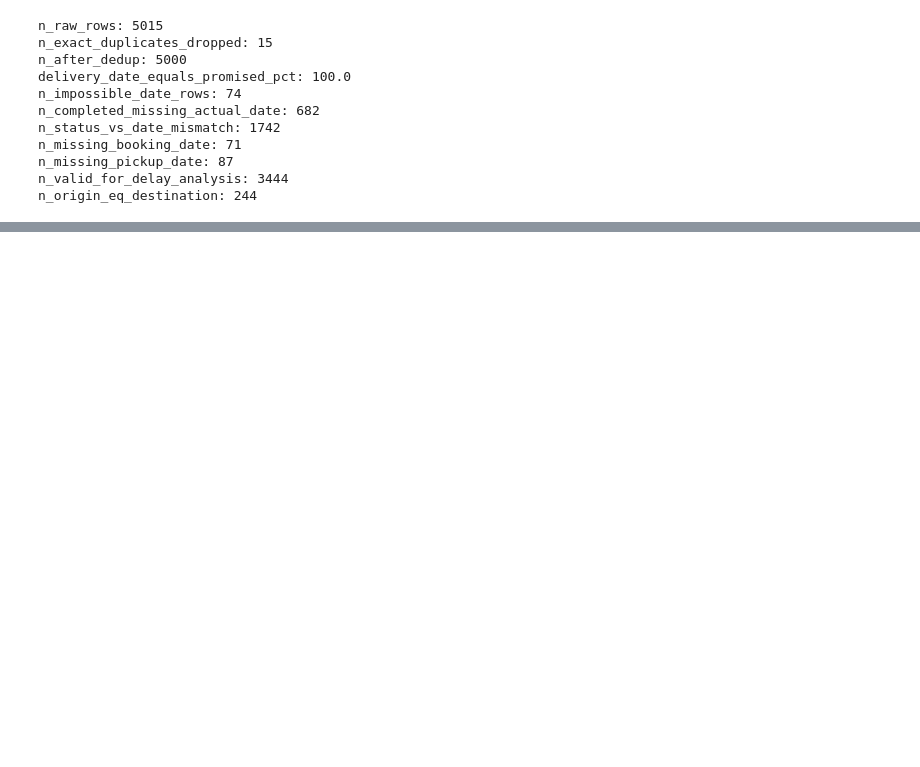
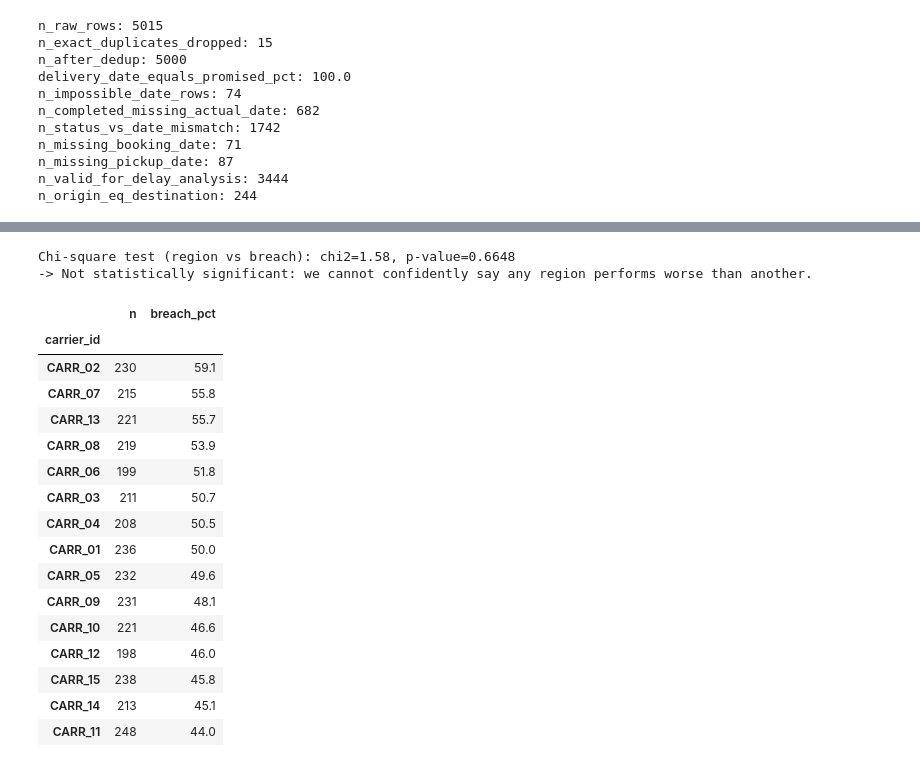
Before and after one commit to theankitshaw/Ankit_Assignment_Submission_Freightfox, a Jupyter notebook: notebooks/shipment_analysis.ipynb, the cells around one changed output, grey strips where cells are left out. Drawn from its saved outputs; the diff is of its cells as text; code cells hidden in the pictures; blank space fills up the shorter version.

```diff
--- a/notebooks/shipment_analysis.ipynb
+++ b/notebooks/shipment_analysis.ipynb
@@ -479,0 +112,34 @@ and nothing would have caught it without watching completeness directly.
+# %%
+# Is the regional spread statistically meaningful?
+ct = pd.crosstab(reliable['region'], reliable['delay_days']>0)
+chi2, p, dof, exp = chi2_contingency(ct)
+print(f"Chi-square test (region vs breach): chi2={chi2:.2f}, p-value={p:.4f}")
+print("-> Not statistically significant: we cannot confidently say any region performs worse than another.")
+# %% [output]
+Chi-square test (region vs breach): chi2=1.58, p-value=0.6648
+-> Not statistically significant: we cannot confidently say any region performs worse than another.
+# %%
+# Is the real driver carrier, rather than region?
+carrier_breach = reliable.groupby('carrier_id').agg(
+    n=('shipment_id','count'),
+    breach_pct=('delay_days', lambda x: round((x>0).mean()*100,1))
+).sort_values('breach_pct', ascending=False)
+carrier_breach
+# %% [output]
+|  | n | breach_pct |
+| carrier_id |  |  |
+| CARR_02 | 230 | 59.1 |
+| CARR_07 | 215 | 55.8 |
+| CARR_13 | 221 | 55.7 |
+| CARR_08 | 219 | 53.9 |
+| CARR_06 | 199 | 51.8 |
+| CARR_03 | 211 | 50.7 |
+| CARR_04 | 208 | 50.5 |
+| CARR_01 | 236 | 50.0 |
+| CARR_05 | 232 | 49.6 |
+| CARR_09 | 231 | 48.1 |
+| CARR_10 | 221 | 46.6 |
+| CARR_12 | 198 | 46.0 |
+| CARR_15 | 238 | 45.8 |
+| CARR_14 | 213 | 45.1 |
+| CARR_11 | 248 | 44.0 |
```
Also changed, not shown: parts of 50 cells of this notebook, 2 other files.
